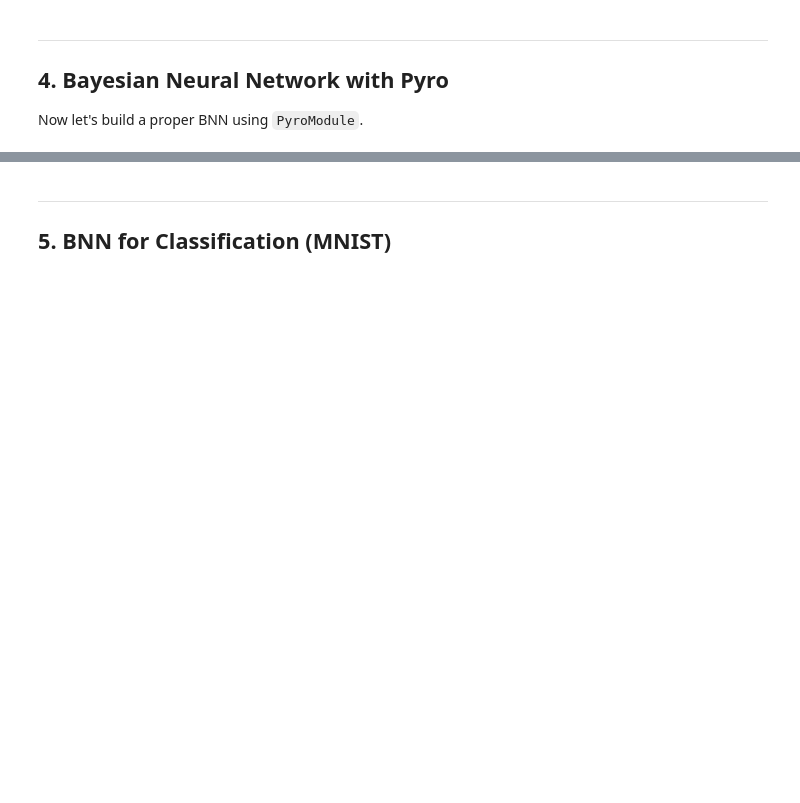
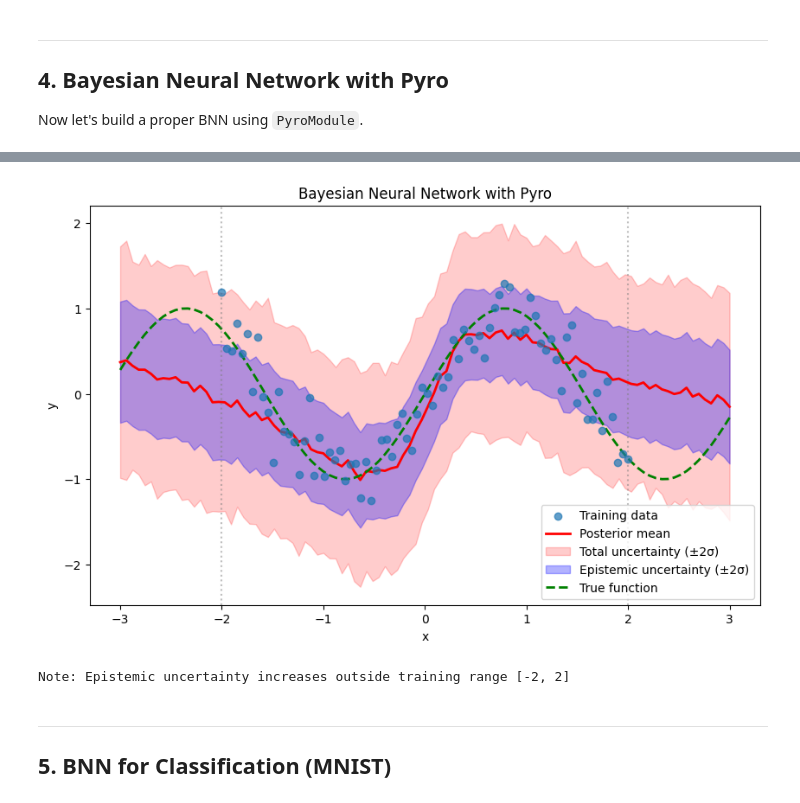
Before and after one commit to wfauriat/PyTorchTraining, a Jupyter notebook: notebooks/19_probabilistic_programming_pyro.ipynb, the cells around one changed output, grey strips where cells are left out. Cells and saved outputs as stored; diff of their text form; code cells hidden in the pictures; blank space fills up the shorter version.

```diff
--- a/notebooks/19_probabilistic_programming_pyro.ipynb
+++ b/notebooks/19_probabilistic_programming_pyro.ipynb
@@ -310,34 +347,41 @@ std_pred = obs_samples.std(dim=0)
 # Compute epistemic uncertainty (from weight uncertainty)
 # by looking at variance of the mean predictions
 mu_samples = []
 for i in range(200):
     guide_trace = pyro.poutine.trace(guide).get_trace(x_test_nl)
     model_trace = pyro.poutine.trace(
         pyro.poutine.replay(bnn, trace=guide_trace)
     ).get_trace(x_test_nl)
     # Get the mean (before noise)
     mu_samples.append(model_trace.nodes["_RETURN"]["value"])
 
 mu_samples = torch.stack(mu_samples)
 epistemic_std = mu_samples.std(dim=0)
 
 plt.figure(figsize=(10, 6))
 plt.scatter(x_nl, y_nl, alpha=0.7, label='Training data', zorder=5)
 plt.plot(x_test_nl, mean_pred, 'r-', label='Posterior mean', linewidth=2)
 plt.fill_between(x_test_nl.squeeze(), mean_pred - 2*std_pred, mean_pred + 2*std_pred,
                  alpha=0.2, color='red', label='Total uncertainty (±2σ)')
-plt.fill_between(x_test_nl.squeeze(), mean_pred - 2*epistemic_std, mean_pred + 2*epistemic_std,
+# plt.fill_between(x_test_nl.squeeze(), mean_pred - 2*epistemic_std, mean_pred + 2*epistemic_std,
+#                  alpha=0.3, color='blue', label='Epistemic uncertainty (±2σ)')
+plt.fill_between(x_test_nl.squeeze().detach(),
+                 (mean_pred - 2*epistemic_std).detach(),
+                 (mean_pred + 2*epistemic_std).detach(),
                  alpha=0.3, color='blue', label='Epistemic uncertainty (±2σ)')
 plt.plot(x_test_nl, torch.sin(2 * x_test_nl), 'g--', label='True function', linewidth=2)
 plt.xlabel('x')
 plt.ylabel('y')
 plt.legend()
 plt.title('Bayesian Neural Network with Pyro')
 plt.axvline(x=-2, color='gray', linestyle=':', alpha=0.5)
 plt.axvline(x=2, color='gray', linestyle=':', alpha=0.5)
 plt.show()
 
 print("Note: Epistemic uncertainty increases outside training range [-2, 2]")
+# %% [output]
+[figure, added]
+Note: Epistemic uncertainty increases outside training range [-2, 2]
 # %% [markdown]
 ---
 ## 5. BNN for Classification (MNIST)
```
Also changed, not shown: parts of 20 cells of this notebook, 2 other files.
